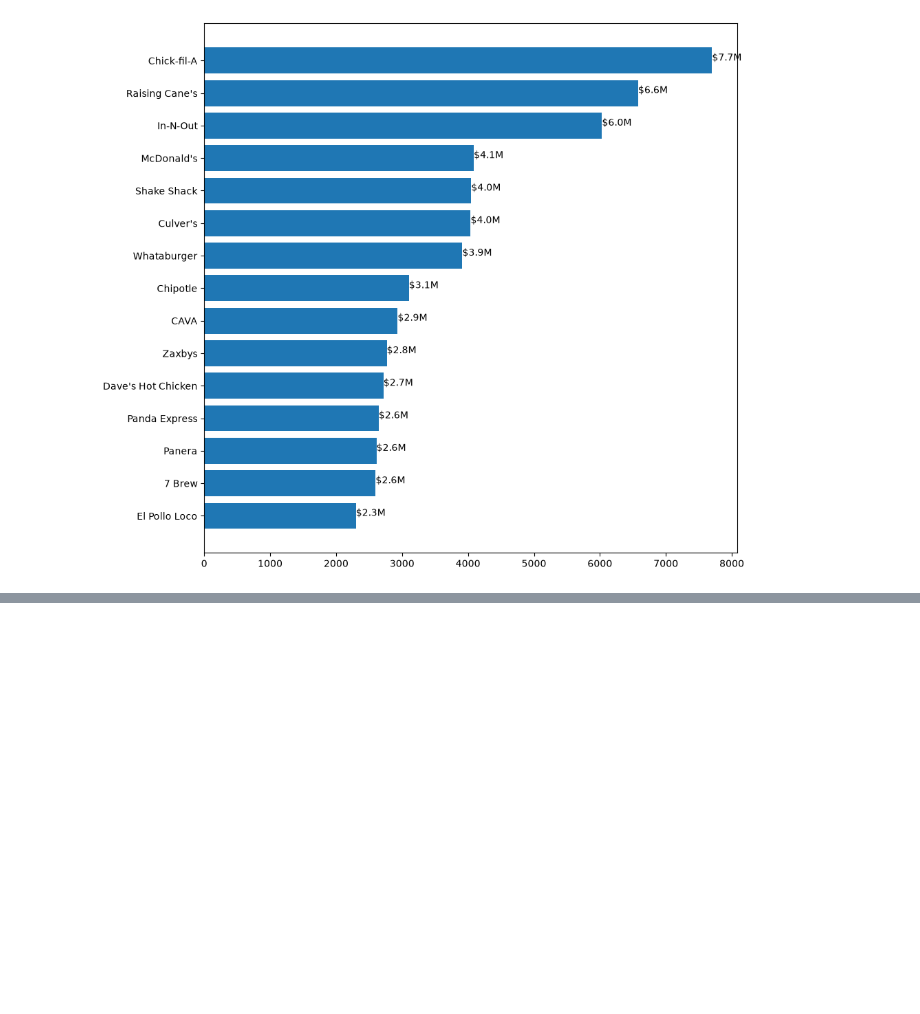
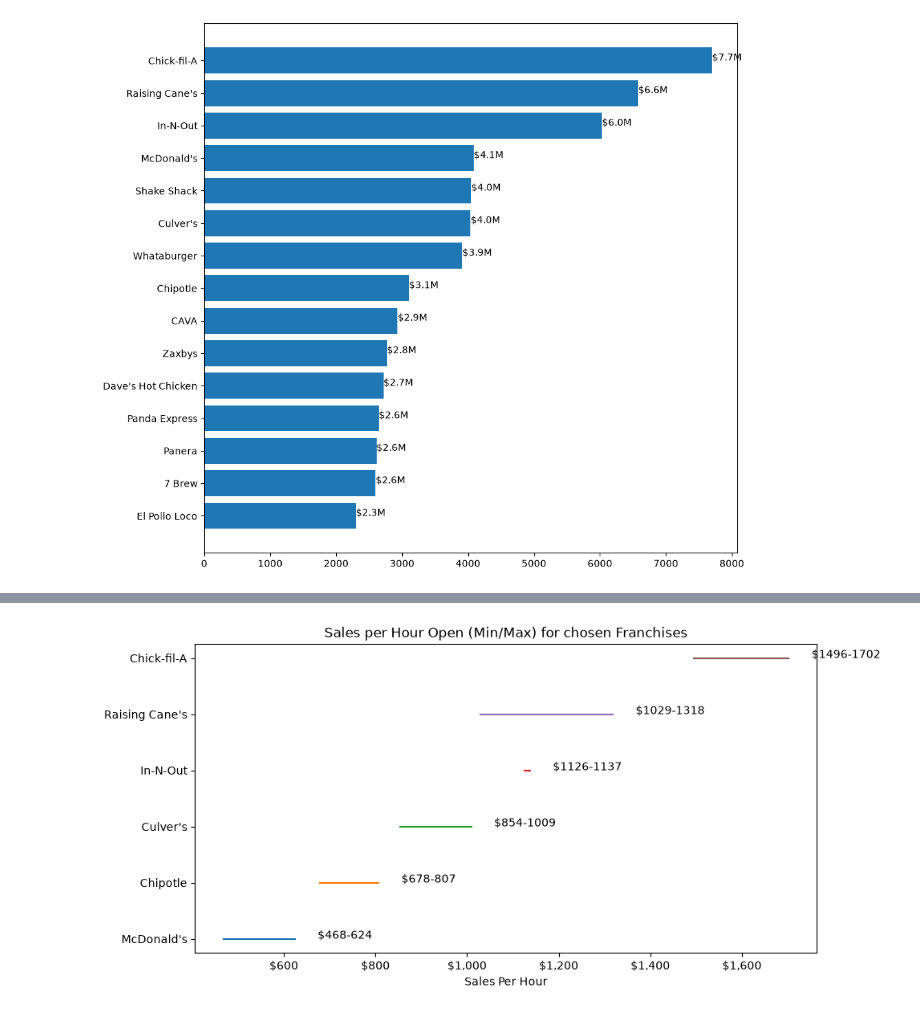
Before and after one commit to DylanAhn10/SixDayWorkWeekAnalysis, a Jupyter notebook: main.ipynb, the cells around one changed output, grey strips where cells are left out. Drawn from its saved outputs; the diff is of its cells as text; code cells hidden in the pictures; blank space fills up the shorter version.

```diff
--- a/main.ipynb
+++ b/main.ipynb
@@ -100,0 +115,23 @@ plt.show()
+# %%
+hours = pd.DataFrame({
+    "low": {"Chick-fil-A": 87, "Raising Cane's": 96, "In-N-Out": 102, "McDonald's": 126, "Chipotle": 74, "Culver's": 77},
+    "high": {"Chick-fil-A": 99, "Raising Cane's": 123, "In-N-Out": 103, "McDonald's": 168, "Chipotle": 88, "Culver's": 91},
+})
+salesperhour = pd.DataFrame({
+    "high": QSR_2025.loc[hours.index, "auv_kusd"] * 1000 / (hours["low"] * 52),
+    "low": QSR_2025.loc[hours.index, "auv_kusd"] * 1000 / (hours["high"] * 52),
+})
+salesperhour["mean"] = (salesperhour["low"] + salesperhour["high"]) / 2
+salesperhour = salesperhour.sort_values("mean")
+
+fig, ax = plt.subplots(figsize = (10, 5))
+for index, (name, sales) in enumerate(salesperhour.iterrows()):
+    ax.plot([sales["low"], sales["high"]], [index, index])
+    ax.text(sales["high"] + 50, index, f"${sales["low"]:.0f}-{sales["high"]:.0f}")
+ax.set_yticks(range(len(salesperhour)), labels=salesperhour.index)
+ax.set_xlabel("Sales Per Hour")
+ax.xaxis.set_major_formatter(mtick.StrMethodFormatter("${x:,.0f}"))
+ax.set_title("Sales per Hour Open (Min/Max) for chosen Franchises")
+plt.show()
+# %% [output]
+[figure, added]
```
Also changed, not shown: parts of 6 cells of this notebook.
